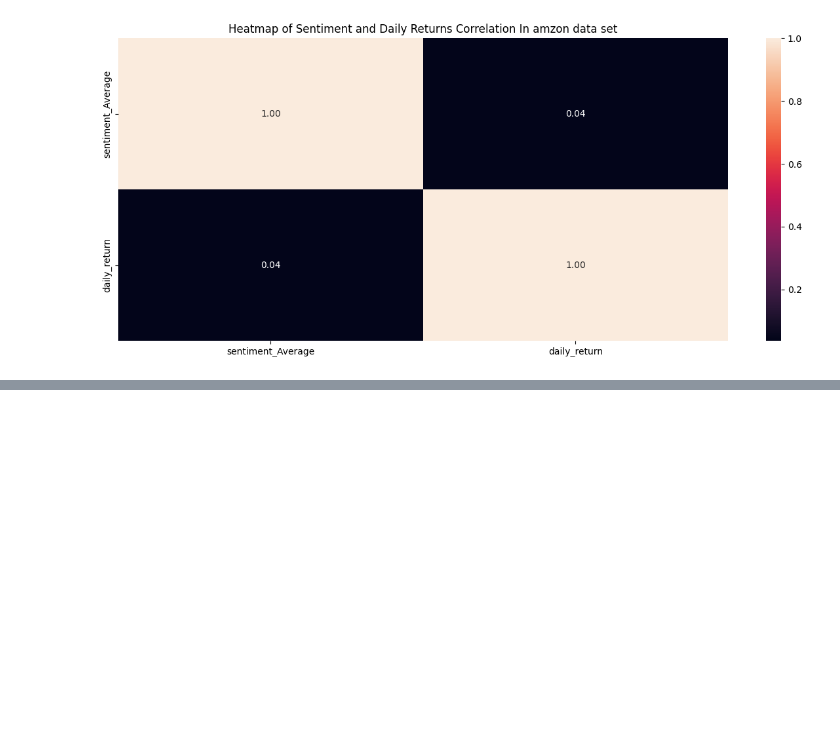
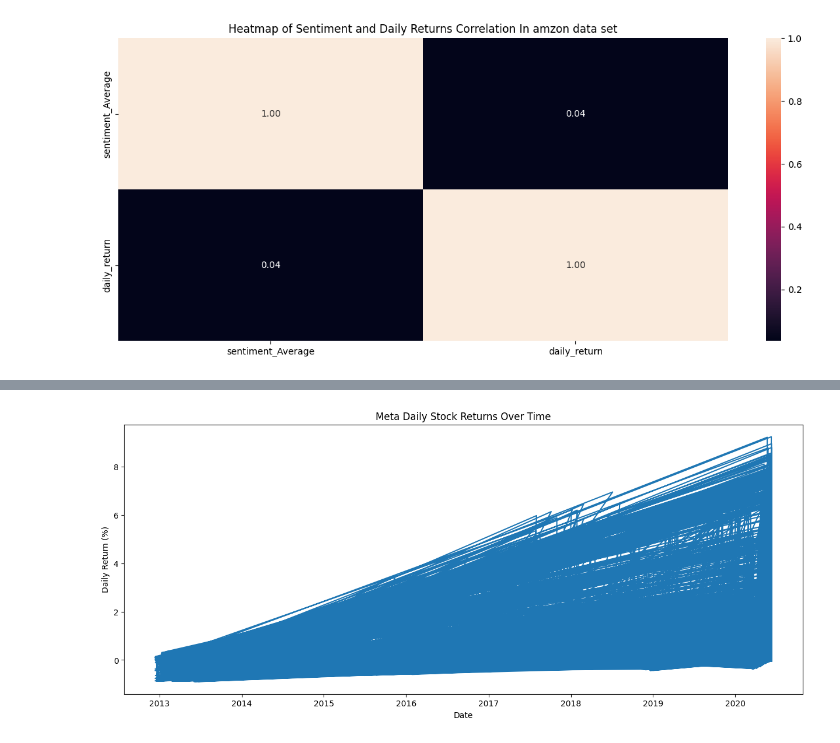
Before and after one commit to davekindea/Week1, a Jupyter notebook: notebooks/task3.ipynb, the cells around one changed output, grey strips where cells are left out. Cells and saved outputs as stored; diff of their text form; code cells hidden in the pictures; blank space fills up the shorter version.

```diff
--- a/notebooks/task3.ipynb
+++ b/notebooks/task3.ipynb
@@ -520,0 +531,3 @@ plt.show()
+# %%
+data4["Date"]=pd.to_datetime(data4["Date"],errors="coerce")
+data4.dtypes
@@ -520,0 +545,3 @@ plt.show()
+# %%
+data_META=data_news.merge(data4[["Date", "Open", "High", "Low", "Close", "Adj Close", "Volume", "Dividends", "Stock Splits"]],on="Date")
+data_META.head()
@@ -520,0 +555,3 @@ plt.show()
+# %%
+data_META["daily_return"]=data_META["Close"].pct_change()
+data_META.head()
@@ -520,0 +565,11 @@ plt.show()
+# %%
+data_META["daily_return"]=data_META["daily_return"].fillna(0)
+# %%
+plt.figure(figsize=(15,6))
+plt.plot(data_META["Date"],data_META["daily_return"])
+plt.title('Meta Daily Stock Returns Over Time')
+plt.xlabel('Date')
+plt.ylabel('Daily Return (%)')
+plt.show()
+# %% [output]
+[figure, added]
```
Also changed, not shown: parts of 46 cells of this notebook.
